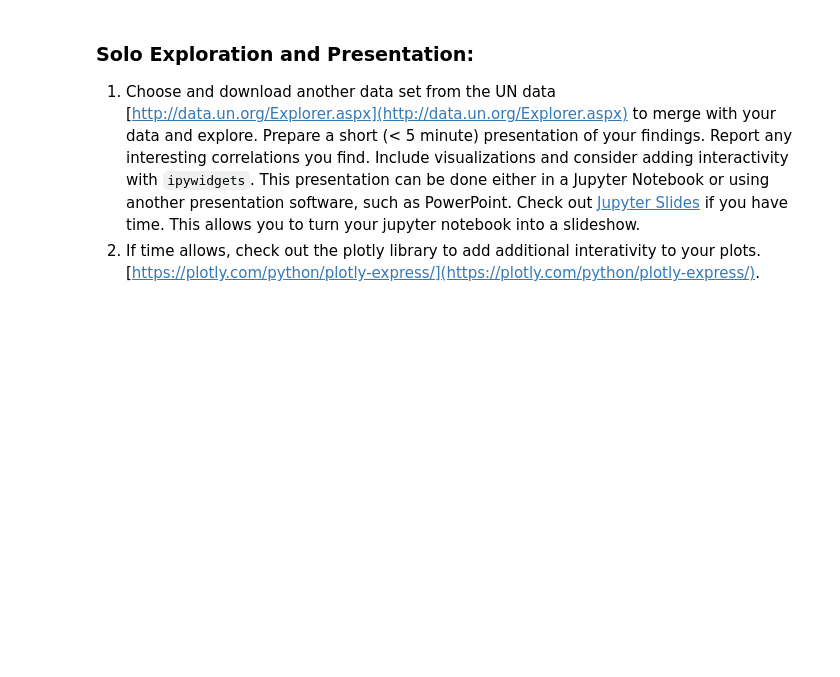
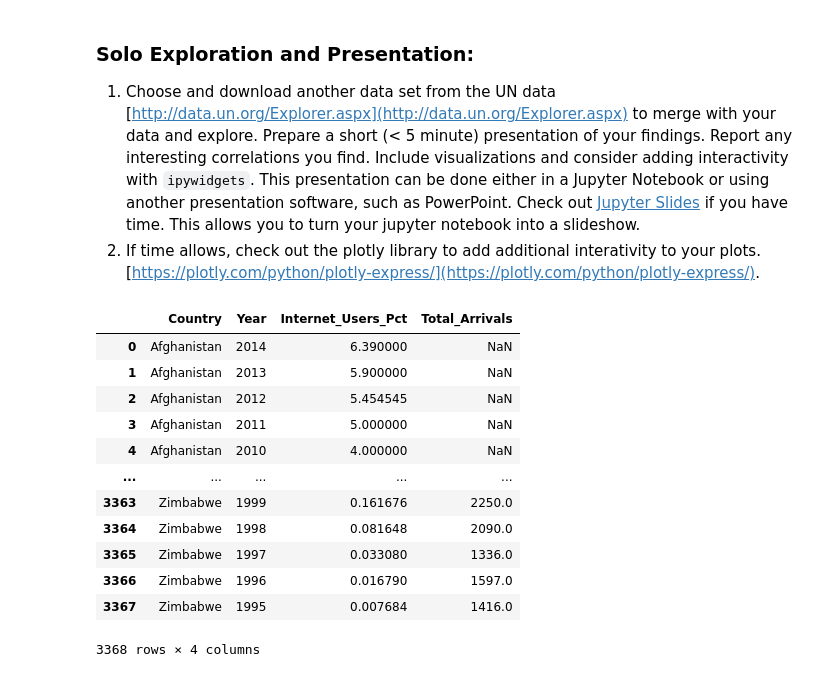
Before and after one commit to nss-data-science-cohort-5/un_exploration-rohitrvenkat, a Jupyter notebook: notebooks/UN_Data_Exploration.ipynb, the cells around one changed output. Saved outputs shown, nothing was run; the diff lists cells and outputs as text; code cells hidden in the pictures; blank space fills up the shorter version.

```diff
--- a/notebooks/UN_Data_Exploration.ipynb
+++ b/notebooks/UN_Data_Exploration.ipynb
@@ -417,3 +434,9 @@ array([[1.        , 0.99166007],
 ### Solo Exploration and Presentation:
 1. Choose and download another data set from the UN data [http://data.un.org/Explorer.aspx](http://data.un.org/Explorer.aspx) to merge with your data and explore. Prepare a short (< 5 minute) presentation of your findings. Report any interesting correlations you find. Include visualizations and consider adding interactivity with `ipywidgets`. This presentation can be done either in a Jupyter Notebook or using another presentation software, such as PowerPoint. Check out [Jupyter Slides](https://medium.com/learning-machine-learning/present-your-data-science-projects-with-jupyter-slides-75f20735eb0f) if you have time. This allows you to turn your jupyter notebook into a slideshow.
 2.    If time allows, check out the plotly library to add additional interativity to your plots. [https://plotly.com/python/plotly-express/](https://plotly.com/python/plotly-express/).
+# %%
+tourism_df = pd.read_csv('../data/inbound_tourism.csv', na_values = '..')
+tourism_df = tourism_df.melt(id_vars = ['Country'], var_name = 'Year', value_name = 'Total_Arrivals')
+tourism_df['Country'] = tourism_df['Country'].str.title()
+tourism_df['Total_Arrivals'] = pd.to_numeric(tourism_df['Total_Arrivals'].str.replace(',', ''))
+tourism_df['Year'] = pd.to_numeric(tourism_df['Year'])
@@ -419,0 +445,19 @@ array([[1.        , 0.99166007],
+# %%
+tourism_df = tourism_df.assign(temp = list(map(countries.get, tourism_df['Country'])))
+tourism_df['Country'] = np.where(~tourism_df['temp'].isna(), tourism_df['temp'], tourism_df['Country'])
+tourism_df = tourism_df.drop(columns = 'temp')
+internet_df.merge(tourism_df, on = ['Country', 'Year'])
+# %% [output]
+|  | Country | Year | Internet_Users_Pct | Total_Arrivals |
+| 0 | Afghanistan | 2014 | 6.390000 | NaN |
+| 1 | Afghanistan | 2013 | 5.900000 | NaN |
+| 2 | Afghanistan | 2012 | 5.454545 | NaN |
+| 3 | Afghanistan | 2011 | 5.000000 | NaN |
+| 4 | Afghanistan | 2010 | 4.000000 | NaN |
+| ... | ... | ... | ... | ... |
+| 3363 | Zimbabwe | 1999 | 0.161676 | 2250.0 |
+| 3364 | Zimbabwe | 1998 | 0.081648 | 2090.0 |
+| 3365 | Zimbabwe | 1997 | 0.033080 | 1336.0 |
+| 3366 | Zimbabwe | 1996 | 0.016790 | 1597.0 |
+| 3367 | Zimbabwe | 1995 | 0.007684 | 1416.0 |
+3368 rows × 4 columns
```
Also changed, not shown: parts of 7 cells of this notebook.
